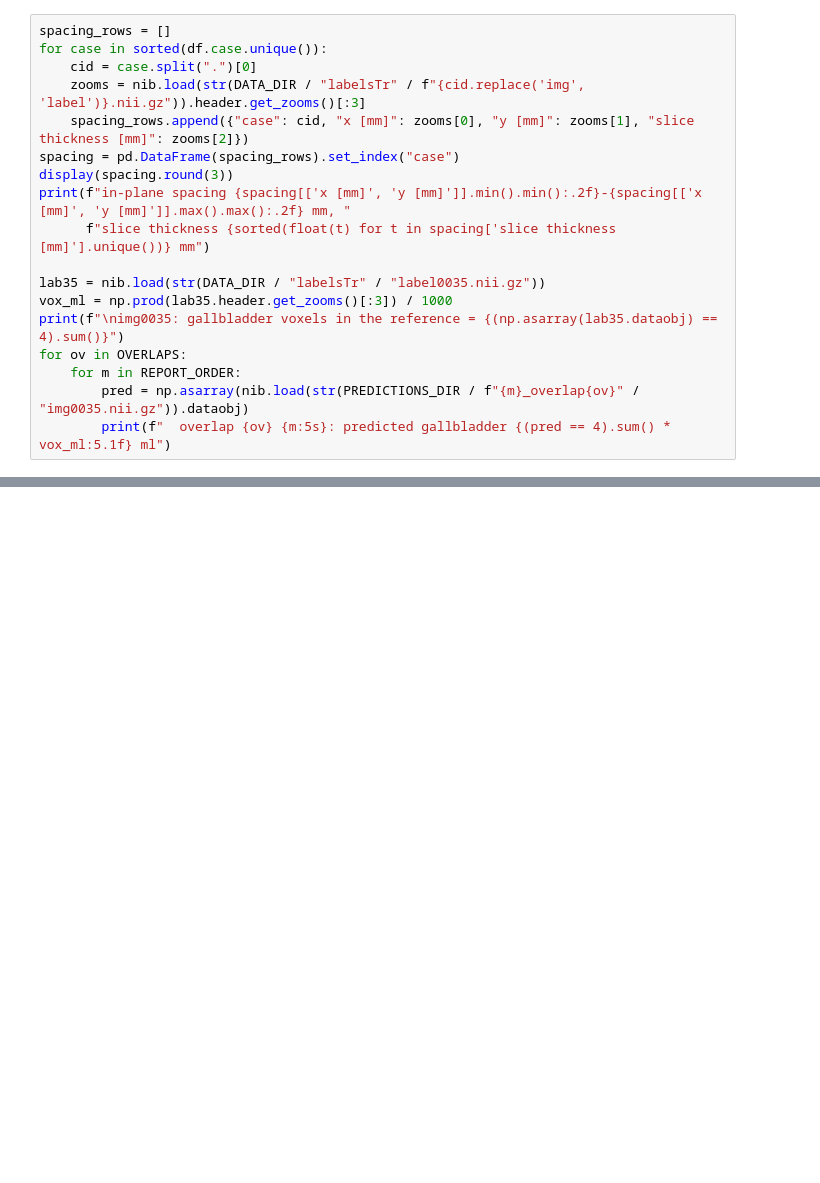
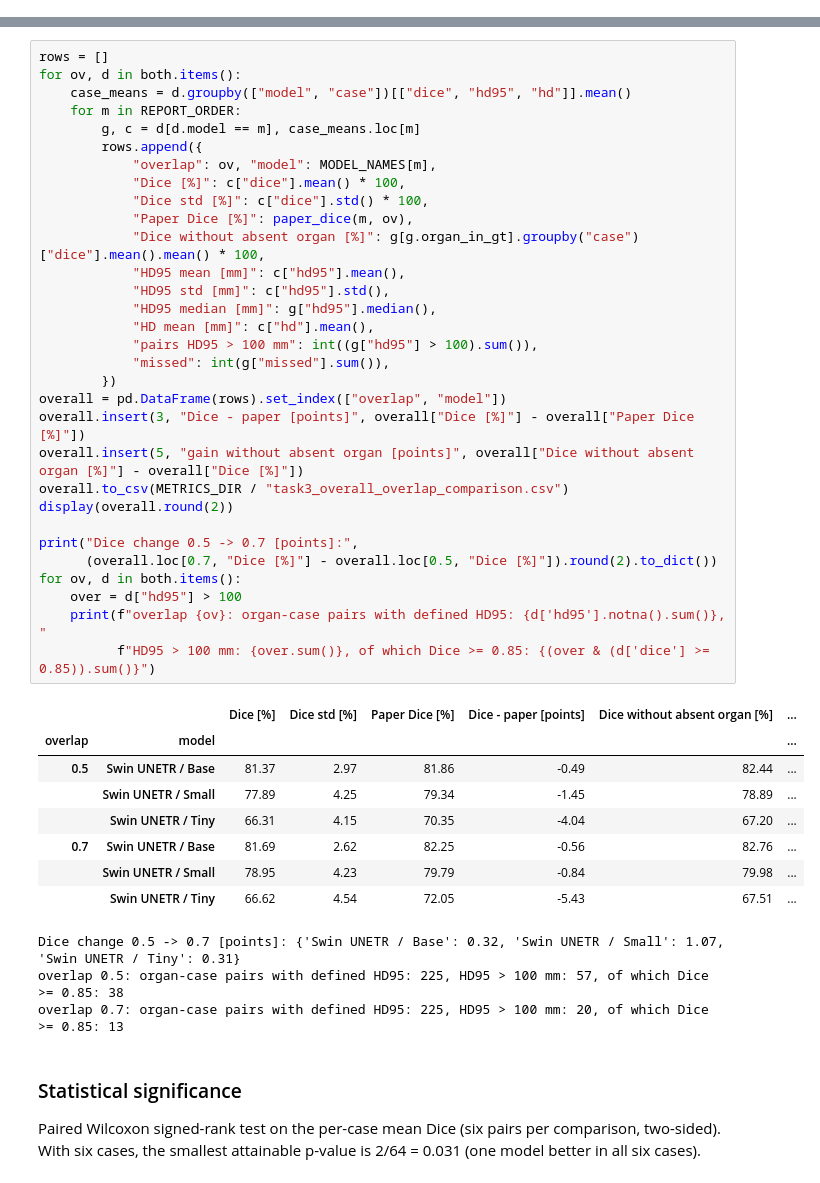
Before and after one commit to Paula-Gal/FoundationsAIMB_Mini-Project_Segmentation-Public, a Jupyter notebook: notebooks/03_quantitative_eval.ipynb, the cells around one changed output, grey strips where cells are left out. Saved outputs shown, nothing was run; the diff lists cells and outputs as text; blank space fills up the shorter version.

```diff
--- a/notebooks/03_quantitative_eval.ipynb
+++ b/notebooks/03_quantitative_eval.ipynb
@@ -478,18 +0,0 @@ predicted in `img0035`, whose reference contains no gallbladder.
-# %%
-spacing_rows = []
-for case in sorted(df.case.unique()):
-    cid = case.split(".")[0]
-    zooms = nib.load(str(DATA_DIR / "labelsTr" / f"{cid.replace('img', 'label')}.nii.gz")).header.get_zooms()[:3]
-    spacing_rows.append({"case": cid, "x [mm]": zooms[0], "y [mm]": zooms[1], "slice thickness [mm]": zooms[2]})
-spacing = pd.DataFrame(spacing_rows).set_index("case")
-display(spacing.round(3))
-print(f"in-plane spacing {spacing[['x [mm]', 'y [mm]']].min().min():.2f}-{spacing[['x [mm]', 'y [mm]']].max().max():.2f} mm, "
-      f"slice thickness {sorted(float(t) for t in spacing['slice thickness [mm]'].unique())} mm")
-
-lab35 = nib.load(str(DATA_DIR / "labelsTr" / "label0035.nii.gz"))
-vox_ml = np.prod(lab35.header.get_zooms()[:3]) / 1000
-print(f"\nimg0035: gallbladder voxels in the reference = {(np.asarray(lab35.dataobj) == 4).sum()}")
-for ov in OVERLAPS:
-    for m in REPORT_ORDER:
-        pred = np.asarray(nib.load(str(PREDICTIONS_DIR / f"{m}_overlap{ov}" / "img0035.nii.gz")).dataobj)
-        print(f"  overlap {ov} {m:5s}: predicted gallbladder {(pred == 4).sum() * vox_ml:5.1f} ml")
@@ -513,0 +169,47 @@ img0035: gallbladder voxels in the reference = 0
+# %%
+rows = []
+for ov, d in both.items():
+    case_means = d.groupby(["model", "case"])[["dice", "hd95", "hd"]].mean()
+    for m in REPORT_ORDER:
+        g, c = d[d.model == m], case_means.loc[m]
+        rows.append({
+            "overlap": ov, "model": MODEL_NAMES[m],
+            "Dice [%]": c["dice"].mean() * 100,
+            "Dice std [%]": c["dice"].std() * 100,
+            "Paper Dice [%]": paper_dice(m, ov),
+            "Dice without absent organ [%]": g[g.organ_in_gt].groupby("case")["dice"].mean().mean() * 100,
+            "HD95 mean [mm]": c["hd95"].mean(),
+            "HD95 std [mm]": c["hd95"].std(),
+            "HD95 median [mm]": g["hd95"].median(),
+            "HD mean [mm]": c["hd"].mean(),
+            "pairs HD95 > 100 mm": int((g["hd95"] > 100).sum()),
+            "missed": int(g["missed"].sum()),
+        })
+overall = pd.DataFrame(rows).set_index(["overlap", "model"])
+overall.insert(3, "Dice - paper [points]", overall["Dice [%]"] - overall["Paper Dice [%]"])
+overall.insert(5, "gain without absent organ [points]", overall["Dice without absent organ [%]"] - overall["Dice [%]"])
+overall.to_csv(METRICS_DIR / "task3_overall_overlap_comparison.csv")
+display(overall.round(2))
+
+print("Dice change 0.5 -> 0.7 [points]:",
+      (overall.loc[0.7, "Dice [%]"] - overall.loc[0.5, "Dice [%]"]).round(2).to_dict())
+for ov, d in both.items():
+    over = d["hd95"] > 100
+    print(f"overlap {ov}: organ-case pairs with defined HD95: {d['hd95'].notna().sum()}, "
+          f"HD95 > 100 mm: {over.sum()}, of which Dice >= 0.85: {(over & (d['dice'] >= 0.85)).sum()}")
+# %% [output]
+|  |  | Dice [%] | Dice std [%] | Paper Dice [%] | Dice - paper [points] | Dice without absent organ [%] | ... |
+| overlap | model |  |  |  |  |  | ... |
+| 0.5 | Swin UNETR / Base | 81.37 | 2.97 | 81.86 | -0.49 | 82.44 | ... |
+|  | Swin UNETR / Small | 77.89 | 4.25 | 79.34 | -1.45 | 78.89 | ... |
+|  | Swin UNETR / Tiny | 66.31 | 4.15 | 70.35 | -4.04 | 67.20 | ... |
+| 0.7 | Swin UNETR / Base | 81.69 | 2.62 | 82.25 | -0.56 | 82.76 | ... |
+|  | Swin UNETR / Small | 78.95 | 4.23 | 79.79 | -0.84 | 79.98 | ... |
+|  | Swin UNETR / Tiny | 66.62 | 4.54 | 72.05 | -5.43 | 67.51 | ... |
+Dice change 0.5 -> 0.7 [points]: {'Swin UNETR / Base': 0.32, 'Swin UNETR / Small': 1.07, 'Swin UNETR / Tiny': 0.31}
+overlap 0.5: organ-case pairs with defined HD95: 225, HD95 > 100 mm: 57, of which Dice >= 0.85: 38
+overlap 0.7: organ-case pairs with defined HD95: 225, HD95 > 100 mm: 20, of which Dice >= 0.85: 13
+# %% [markdown]
+### Statistical significance
+Paired Wilcoxon signed-rank test on the per-case mean Dice (six pairs per comparison, two-sided).
+With six cases, the smallest attainable p-value is 2/64 = 0.031 (one model better in all six cases).
```
Also changed, not shown: parts of 40 cells of this notebook, 2 other files.
